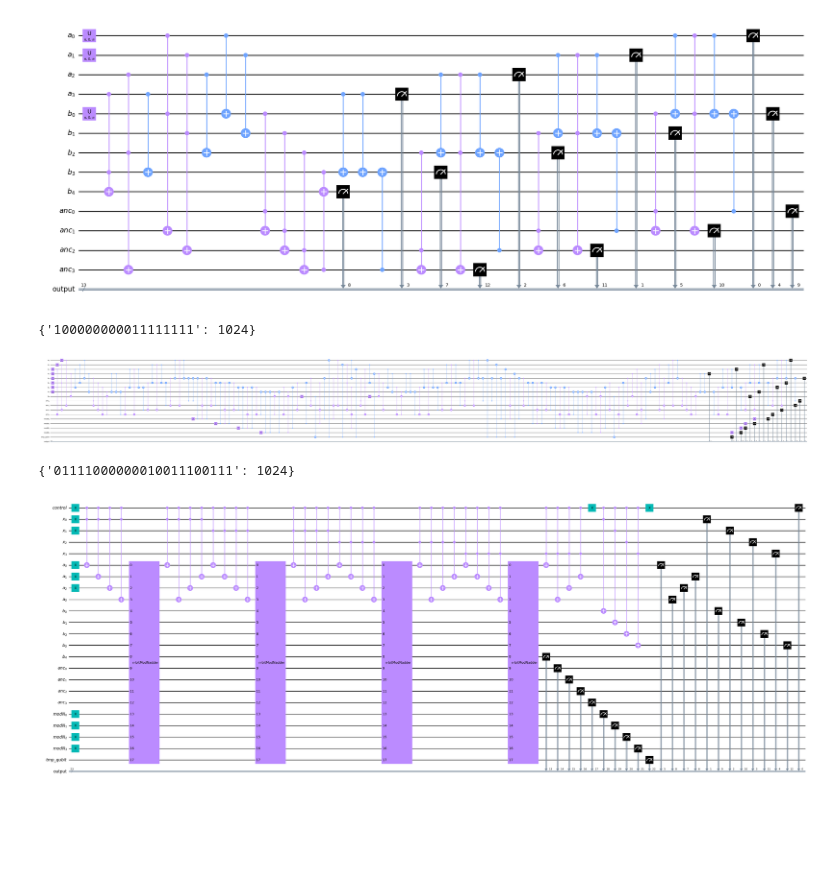
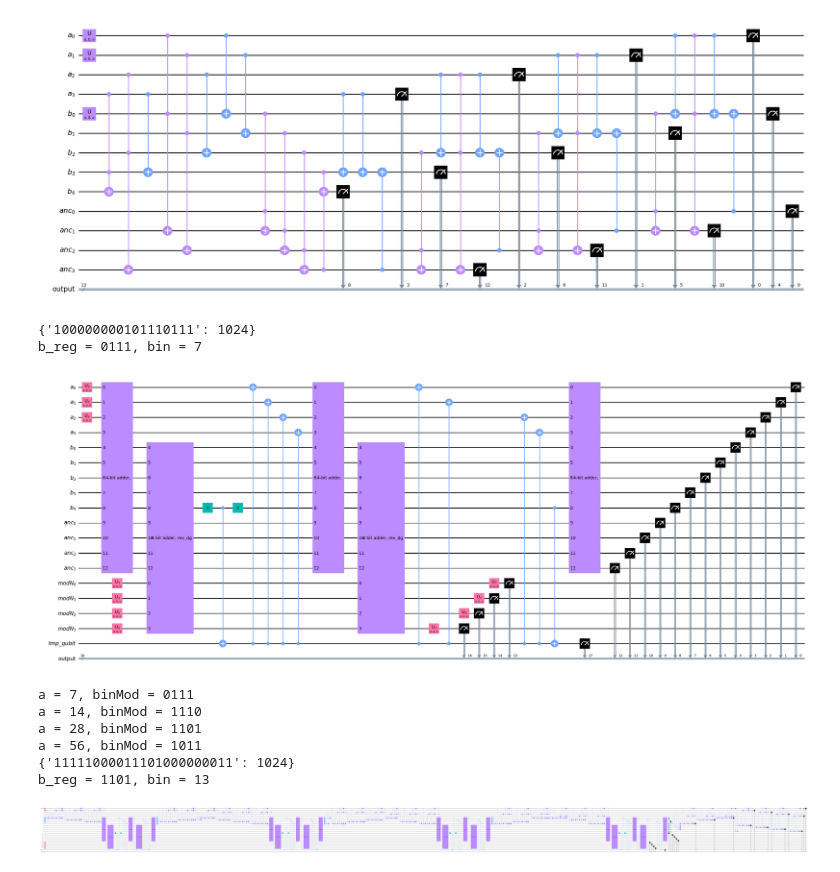
Before and after one commit to JuliuszSyrewicz/quantumFactorization, a Jupyter notebook: QFT.ipynb, the cells around one changed output. Saved outputs shown, nothing was run; the diff lists cells and outputs as text; code cells hidden in the pictures; blank space fills up the shorter version.

Commit message:
A buggy protoype of modular multiplier with code responsible for converting a binary sequence x into a series of corresponding exponentiations of the input

```diff
--- a/QFT.ipynb
+++ b/QFT.ipynb
@@ -114,38 +114,43 @@ reverse_bool = False
 
 reg_a = QuantumRegister(n, name="a")
 reg_b = QuantumRegister(n + 1, name="b")
 reg_anc = QuantumRegister(n, name="anc")
 reg_N = QuantumRegister(n, name="modN")
 reg_tmp_qubit = QuantumRegister(1, name="tmp_qubit")
 cr = ClassicalRegister(N, name="output")
 
 qc = QuantumCircuit(reg_a, reg_b, reg_anc, reg_N, reg_tmp_qubit, cr)
 
 # set big N as in (mod N)
 qc.x(reg_N[i] for i in range(n))
 
-qc.x(reg_a[i] for i in (0,1,2,3))
-qc.x(reg_b[i] for i in (0,1,2,3))
+qc.x(reg_a[i] for i in (0,1,2))
+# qc.x(reg_b[i] for i in (1,2,3))
 
 qc.append(nbitModNAdder(n, reg_a, reg_b, reg_anc, reg_N, reg_tmp_qubit), reg_a[0:n] + reg_b[0:n + 1] + reg_anc[0:n] + reg_N[0:n] + reg_tmp_qubit[0:1])
 
 # revert N to zeros
 qc.x(reg_N[i] for i in range(n))
 
 qc.measure(range(N), range(N))
 
 simulator = Aer.get_backend('qasm_simulator')
 job_sim = simulator.run(qk.transpile(qc, simulator), shots=1024)
 result_sim = job_sim.result()
 counts = result_sim.get_counts(qc)
 print(counts)
 
-decomposed = qc.decompose(reps=3)
+for key in counts:
+    b_reg = key[(2*n+2):3*n+2]
+    print("b_reg = {}, bin = {}".format(b_reg, int(b_reg, 2)))
+
+decomposed = qc.decompose(reps=1)
 # qc.draw(output="mpl", fold=-1, justify='right', filename="circuits/{}-bitModularAdder{}.png".format(n, "Reversed" if reverse_bool == True else ""))
 decomposed.draw(output="mpl", style="bw", fold=-1, justify='right', filename="circuits/{}-bitModularAdder{}Decomposed.png".format(n, "Reversed" if reverse_bool == True else ""))
 # %% [output]
-{'100000000011111111': 1024}
+{'100000000101110111': 1024}
+b_reg = 0111, bin = 7
-[figure, old version]
+[figure, new version]
 # %%
 # modular multiplier circuit
 n = 4
@@ -164,17 +169,25 @@ cr = ClassicalRegister(N, name="output")
 qc = QuantumCircuit(reg_c_qubit, reg_x, reg_a, reg_b, reg_anc, reg_N, reg_tmp_qubit, cr)
 
 qc.x(reg_c_qubit[0])
-qc.x(reg_a[i] for i in (0,1,2))
-qc.x(reg_x[i] for i in (0,1))
+# qc.x(reg_a[i] for i in [0, 1, 2])
+qc.x(reg_x[i] for i in [0])
 qc.x(reg_N[i] for i in range(n))
 
+g = 7
+MOD = 15
 for i in range(n):
-    # perform a*2^k for each x_k = 1 in x
-    for j in range(n):
-        qc.toffoli(reg_c_qubit[0], reg_x[i], reg_a[j])
+    a = 2**i * g
+
+    # convert a to binary mod N
+    bin_a_mod = bin(a % MOD)[2:].zfill(n)
+    print("a = {}, binMod = {}".format(a, bin_a_mod))
+
+    # perform a*2^i for each x_k = 1 in x
+    for j, bit in enumerate(bin_a_mod[::-1]):
+        qc.toffoli(reg_c_qubit[0], reg_x[i], reg_a[j]) if int(bit) else None
     qc.append(nbitModNAdder(n, reg_a, reg_b, reg_anc, reg_N, reg_tmp_qubit), reg_a[0:n] + reg_b[0:n + 1] + reg_anc[0:n] + reg_N[0:n] + reg_tmp_qubit[0:1])
-    for j in range(n):
-        qc.toffoli(reg_c_qubit[0], reg_x[i], reg_a[-j])
+    for j, bit in enumerate(bin_a_mod):
+        qc.toffoli(reg_c_qubit[0], reg_x[i], reg_a[-j - 1]) if int(bit) else None
 
 # add only with x if c == 0
 qc.x(reg_c_qubit[0])
@@ -190,7 +203,16 @@ result_sim = job_sim.result()
 counts = result_sim.get_counts(qc)
 print(counts)
 
-qc.draw(output="mpl", fold=-1)
+for key in counts:
+    b_reg = key[(2*n+2):3*n+2]
+    print("b_reg = {}, bin = {}".format(b_reg, int(b_reg, 2)))
+
+qc.decompose(reps=1).draw(output="mpl", fold=-1, scale=0.3)
 # %% [output]
-{'01111000000010011100111': 1024}
+a = 7, binMod = 0111
+a = 14, binMod = 1110
+a = 28, binMod = 1101
+a = 56, binMod = 1011
+{'11111000011101000000011': 1024}
+b_reg = 1101, bin = 13
-[figure, old version]
+[figure, new version]
```
